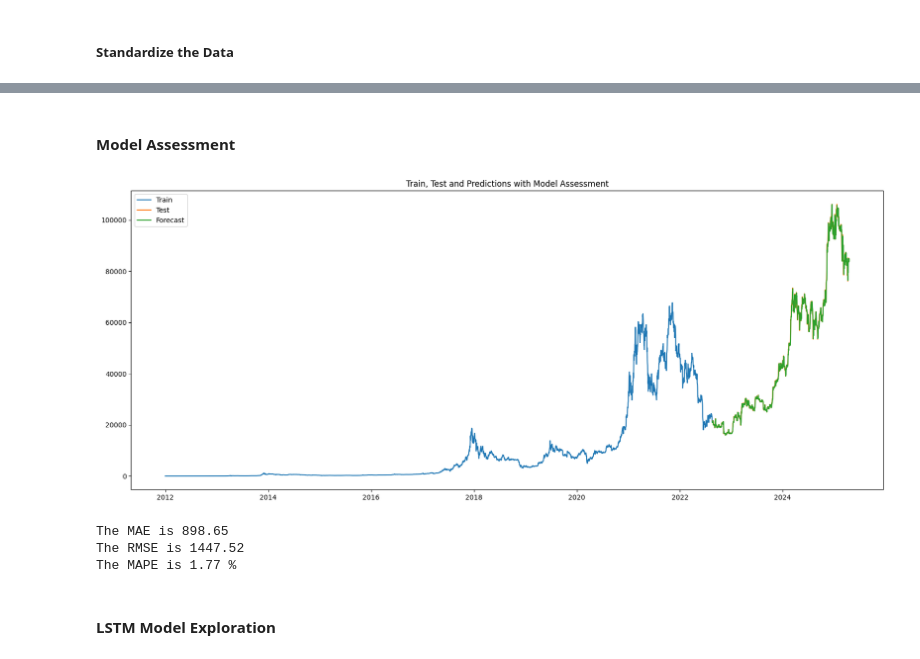
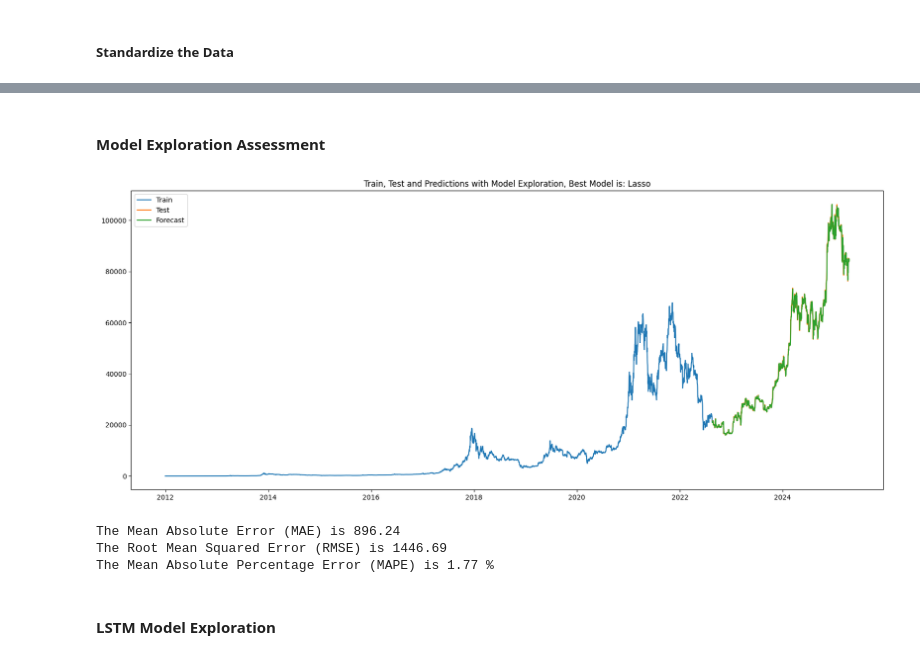
Before and after one commit to shawnarneygit/ai_machine_learning, a Jupyter notebook: bitcoin/bitcoin.ipynb, the cells around one changed output, grey strips where cells are left out. Cells and saved outputs as stored; diff of their text form; code cells hidden in the pictures.

```diff
--- a/bitcoin/bitcoin.ipynb
+++ b/bitcoin/bitcoin.ipynb
@@ -517,7 +508,7 @@ X_test_processed = preprocessor.transform(X_test)
 # %%
 # Define models
-#models = {"SVR": SVR(), "Linear Regression": LinearRegression(), "Ridge": Ridge(), "Lasso": Lasso(max_iter=10000), "Random Forest Regressor": RandomForestRegressor(random_state=42), "Gradient Boosting Regressor": GradientBoostingRegressor(random_state=42), "XGBoost Regressor": XGBRegressor(random_state=42)}
-models =  {"Linear Regression": LinearRegression()}
+models = {"SVR": SVR(), "Linear Regression": LinearRegression(), "Ridge": Ridge(), "Lasso": Lasso(max_iter=10000), "Random Forest Regressor": RandomForestRegressor(random_state=42), "Gradient Boosting Regressor": GradientBoostingRegressor(random_state=42), "XGBoost Regressor": XGBRegressor(random_state=42)}
+#models =  {"Linear Regression": LinearRegression()}
 results = {"Model":[], "Model Predictions":[], "Best Model":[], "Best Parameters":[], "Train Time":[], "Train MAE":[], "Test MAE":[], "Test RMSE":[], "Test MAPE":[]}
 # %%
 # Hyperparameter grids for each model
@@ -564,6 +557,7 @@ param_grids = {
 # %%
 predictions_best_model = []
 best_mae = 100_000_00
+best_model_name = ''
 
 # go thru each model, predict, and score
 for model_name, model in models.items():
@@ -586,29 +580,32 @@ for model_name, model in models.items():
     grid_search.fit(X_train_processed, y_train)
     train_time = time.time() - train_time_start
 
+    # test the predictions
     y_train_predict = grid_search.predict(X_train_processed)
     train_mae = mean_absolute_error(y_train_predict, y_train)
 
     y_test_predict = grid_search.predict(X_test_processed)
+
+    # evaluate error rate
     test_mae = mean_absolute_error(y_test_predict, y_test)
     test_rmse = root_mean_squared_error(y_test_predict, y_test)
     test_mape = round((mean_absolute_percentage_error(y_test_predict, y_test)*100),2)
 
+    # best score, stored
     if (test_mae < best_mae):
         predictions_best_model = y_test_predict
         best_mae = test_mae
+        best_model_name = model_name
 
+    # add each result to dictionary, for display later
     results["Model"].append(model_name)
     results["Best Model"].append(grid_search.best_estimator_)
-    print(model_name)
     results["Best Parameters"].append(grid_search.best_params_)
-    print(grid_search.best_params_)
     results["Model Predictions"].append(y_test_predict)
     results["Train Time"].append(train_time)
     results["Train MAE"].append(train_mae)
 
     results["Test MAE"].append(test_mae)
     results["Test RMSE"].append(test_rmse)
-    print(test_mape)
     results["Test MAPE"].append(str(test_mape) + " %")
 # %% [output]
@@ -633,20 +650,20 @@ Model Results:
 # %% [markdown]
-#### Model Assessment
+#### Model Exploration Assessment
 # %%
 # take the predicted array and create a new dataframe, for model assessment
 predicted_df = pd.DataFrame(
     predictions_best_model,
     index=y_test.index,
     columns=['y']      # name your column(s) here
 )
 
 # Model assessment
-model_assessment(y_train, y_test, predicted_df, "Model Assessment")
+model_assessment(y_train, y_test, predicted_df, 'Model Exploration, Best Model is: ' + best_model_name)
 # %% [output]
-[figure, old version]
+[figure, new version]
-The MAE is 898.65
-The RMSE is 1447.52
-The MAPE is 1.77 %
+The Mean Absolute Error (MAE) is 896.24
+The Root Mean Squared Error (RMSE) is 1446.69
+The Mean Absolute Percentage Error (MAPE) is 1.77 %
 # %% [markdown]
 #### LSTM Model Exploration
 # %% [markdown]
```
Also changed, not shown: parts of 18 cells of this notebook.
